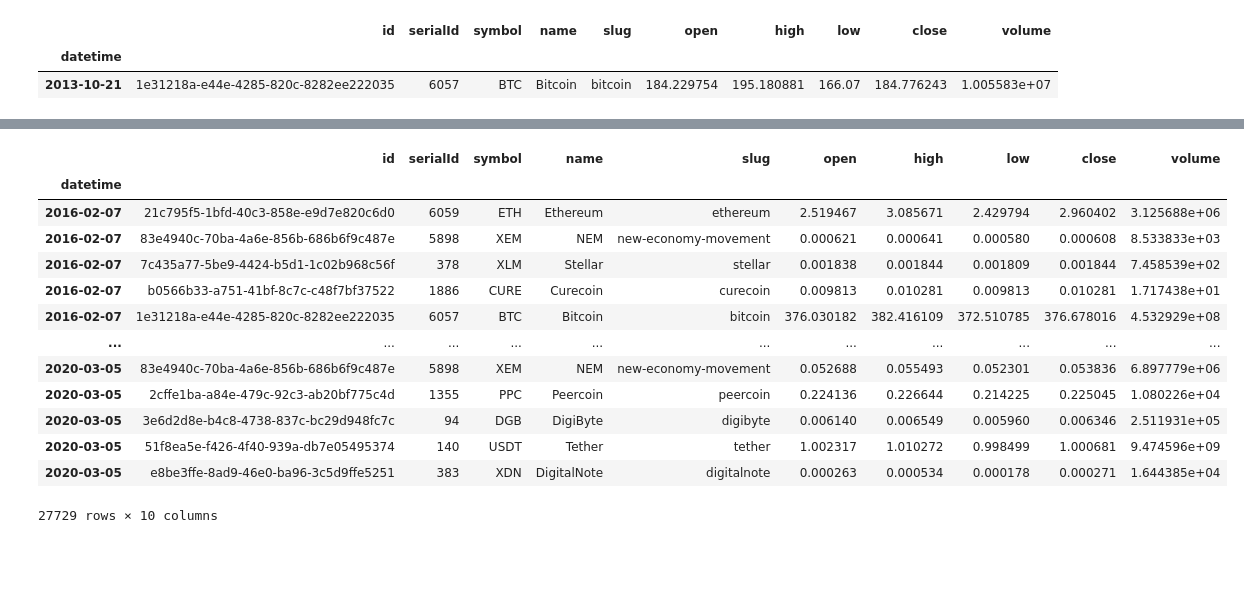
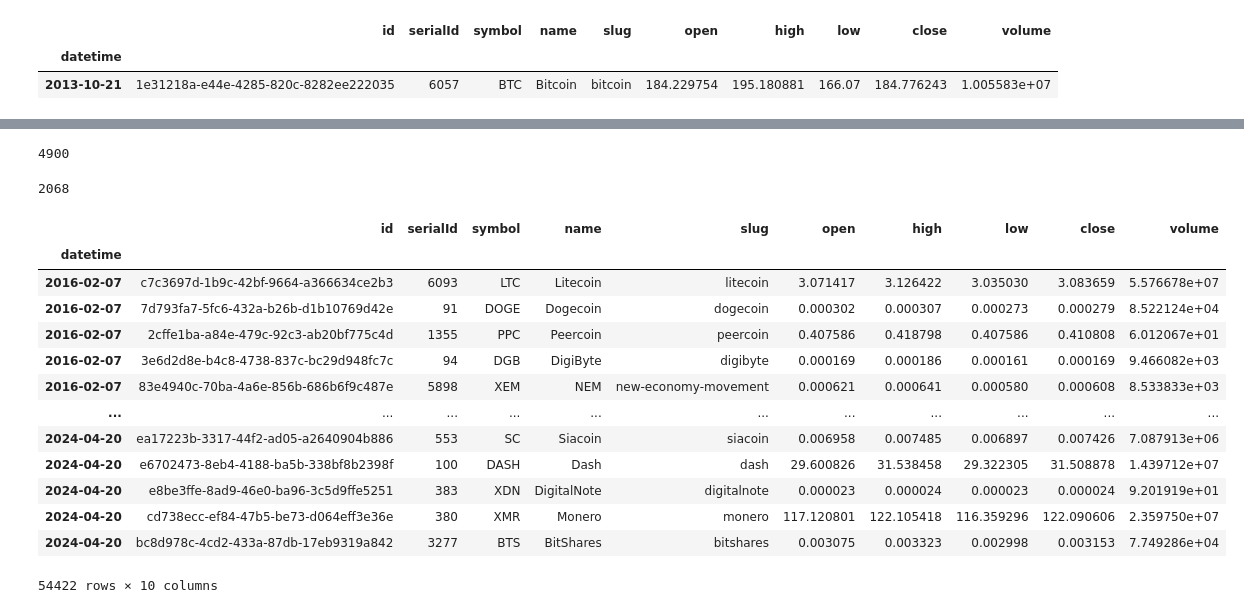
Before and after one commit to LuisFelipePoma/Crypto_App, a Jupyter notebook: src/notebooks/crispdm_model/2_EDA.ipynb, the cells around one changed output, grey strips where cells are left out. Drawn from its saved outputs; the diff is of its cells as text; code cells hidden in the pictures; blank space fills up the shorter version.

Commit message:
add model front api,

```diff
--- a/src/notebooks/crispdm_model/2_EDA.ipynb
+++ b/src/notebooks/crispdm_model/2_EDA.ipynb
@@ -431,0 +438,4 @@ def get_coins_interval(start: str, end: str, df: pd.DataFrame):
+# %%
+coins_front.__len__()
+# %% [output]
+4900
@@ -431,0 +445,4 @@ def get_coins_interval(start: str, end: str, df: pd.DataFrame):
+# %%
+coins_front.__len__()
+# %% [output]
+2068
@@ -432,21 +451,21 @@ def get_coins_interval(start: str, end: str, df: pd.DataFrame):
 # %%
-df_test = get_coins_interval(HALVINGS_DATE[1], HALVINGS_DATE[2], market_data)
+df_test = get_coins_interval(HALVINGS_DATE[1], HALVINGS_DATE[3], market_data)
 df_test
 # %% [output]
 |  | id | serialId | symbol | name | slug | open | high | low | close | volume |
 | datetime |  |  |  |  |  |  |  |  |  |  |
-| 2016-02-07 | 21c795f5-1bfd-40c3-858e-e9d7e820c6d0 | 6059 | ETH | Ethereum | ethereum | 2.519467 | 3.085671 | 2.429794 | 2.960402 | 3.125688e+06 |
+| 2016-02-07 | c7c3697d-1b9c-42bf-9664-a366634ce2b3 | 6093 | LTC | Litecoin | litecoin | 3.071417 | 3.126422 | 3.035030 | 3.083659 | 5.576678e+07 |
+| 2016-02-07 | 7d793fa7-5fc6-432a-b26b-d1b10769d42e | 91 | DOGE | Dogecoin | dogecoin | 0.000302 | 0.000307 | 0.000273 | 0.000279 | 8.522124e+04 |
+| 2016-02-07 | 2cffe1ba-a84e-479c-92c3-ab20bf775c4d | 1355 | PPC | Peercoin | peercoin | 0.407586 | 0.418798 | 0.407586 | 0.410808 | 6.012067e+01 |
+| 2016-02-07 | 3e6d2d8e-b4c8-4738-837c-bc29d948fc7c | 94 | DGB | DigiByte | digibyte | 0.000169 | 0.000186 | 0.000161 | 0.000169 | 9.466082e+03 |
 | 2016-02-07 | 83e4940c-70ba-4a6e-856b-686b6f9c487e | 5898 | XEM | NEM | new-economy-movement | 0.000621 | 0.000641 | 0.000580 | 0.000608 | 8.533833e+03 |
-| 2016-02-07 | 7c435a77-5be9-4424-b5d1-1c02b968c56f | 378 | XLM | Stellar | stellar | 0.001838 | 0.001844 | 0.001809 | 0.001844 | 7.458539e+02 |
-| 2016-02-07 | b0566b33-a751-41bf-8c7c-c48f7bf37522 | 1886 | CURE | Curecoin | curecoin | 0.009813 | 0.010281 | 0.009813 | 0.010281 | 1.717438e+01 |
-| 2016-02-07 | 1e31218a-e44e-4285-820c-8282ee222035 | 6057 | BTC | Bitcoin | bitcoin | 376.030182 | 382.416109 | 372.510785 | 376.678016 | 4.532929e+08 |
 | ... | ... | ... | ... | ... | ... | ... | ... | ... | ... | ... |
-| 2020-03-05 | 83e4940c-70ba-4a6e-856b-686b6f9c487e | 5898 | XEM | NEM | new-economy-movement | 0.052688 | 0.055493 | 0.052301 | 0.053836 | 6.897779e+06 |
-| 2020-03-05 | 2cffe1ba-a84e-479c-92c3-ab20bf775c4d | 1355 | PPC | Peercoin | peercoin | 0.224136 | 0.226644 | 0.214225 | 0.225045 | 1.080226e+04 |
-| 2020-03-05 | 3e6d2d8e-b4c8-4738-837c-bc29d948fc7c | 94 | DGB | DigiByte | digibyte | 0.006140 | 0.006549 | 0.005960 | 0.006346 | 2.511931e+05 |
-| 2020-03-05 | 51f8ea5e-f426-4f40-939a-db7e05495374 | 140 | USDT | Tether | tether | 1.002317 | 1.010272 | 0.998499 | 1.000681 | 9.474596e+09 |
-| 2020-03-05 | e8be3ffe-8ad9-46e0-ba96-3c5d9ffe5251 | 383 | XDN | DigitalNote | digitalnote | 0.000263 | 0.000534 | 0.000178 | 0.000271 | 1.644385e+04 |
+| 2024-04-20 | ea17223b-3317-44f2-ad05-a2640904b886 | 553 | SC | Siacoin | siacoin | 0.006958 | 0.007485 | 0.006897 | 0.007426 | 7.087913e+06 |
+| 2024-04-20 | e6702473-8eb4-4188-ba5b-338bf8b2398f | 100 | DASH | Dash | dash | 29.600826 | 31.538458 | 29.322305 | 31.508878 | 1.439712e+07 |
+| 2024-04-20 | e8be3ffe-8ad9-46e0-ba96-3c5d9ffe5251 | 383 | XDN | DigitalNote | digitalnote | 0.000023 | 0.000024 | 0.000023 | 0.000024 | 9.201919e+01 |
+| 2024-04-20 | cd738ecc-ef84-47b5-be73-d064eff3e36e | 380 | XMR | Monero | monero | 117.120801 | 122.105418 | 116.359296 | 122.090606 | 2.359750e+07 |
+| 2024-04-20 | bc8d978c-4cd2-433a-87db-17eb9319a842 | 3277 | BTS | BitShares | bitshares | 0.003075 | 0.003323 | 0.002998 | 0.003153 | 7.749286e+04 |
-27729 rows × 10 columns
+54422 rows × 10 columns
 # %%
 CATEGORICAL_COLS = df_test.select_dtypes(include=['object']).columns
 NUMERIC_COLS =df_test.select_dtypes(include=['float64', 'int64']).columns
```
Also changed, not shown: parts of 33 cells of this notebook, 18 other files.
